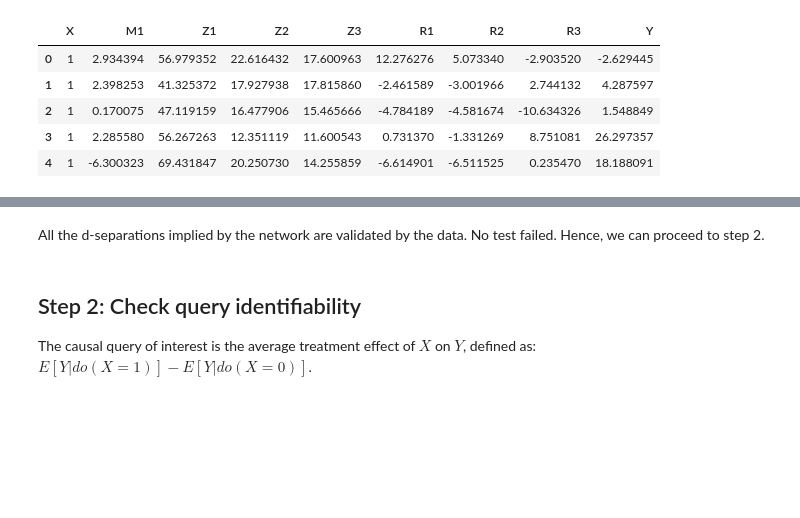
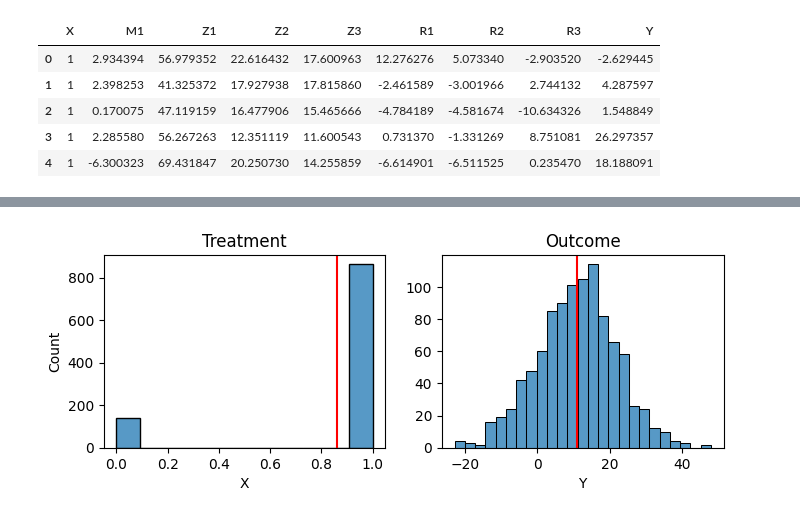
Before and after one commit to y0-causal-inference/eliater, a Jupyter notebook: notebooks/motivating_example.ipynb, the cells around one changed output, grey strips where cells are left out. Cells and saved outputs as stored; diff of their text form; code cells hidden in the pictures; blank space fills up the shorter version.

```diff
--- a/notebooks/motivating_example.ipynb
+++ b/notebooks/motivating_example.ipynb
@@ -31,5 +16,7 @@ version_df()
 # %%
 SEED = 500
+treatment = X
+outcome = Y
 # %%
 graph = example.graph
 graph.draw()
@@ -105,7 +35,4 @@ Finished in 0.31 seconds.
-# %% [markdown]
-All the d-separations implied by the network are validated by the data. No test failed. Hence, we can proceed to step 2.
-# %% [markdown]
-## Step 2: Check query identifiability
-
-The causal query of interest is the average treatment effect of $X$ on $Y$, defined as:
-$E[Y|do(X=1)] - E[Y|do(X=0)]$.
+# %%
+eliater.plot_treatment_and_outcome(data, treatment, outcome)
+# %% [output]
+[figure, added]
```
Also changed, not shown: parts of 49 cells of this notebook, 3 other files.
